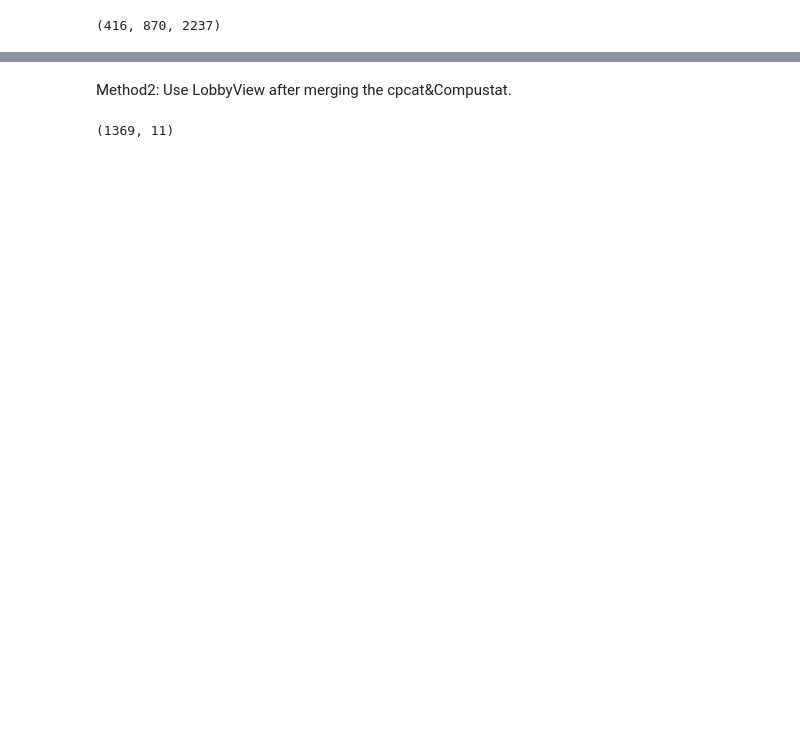
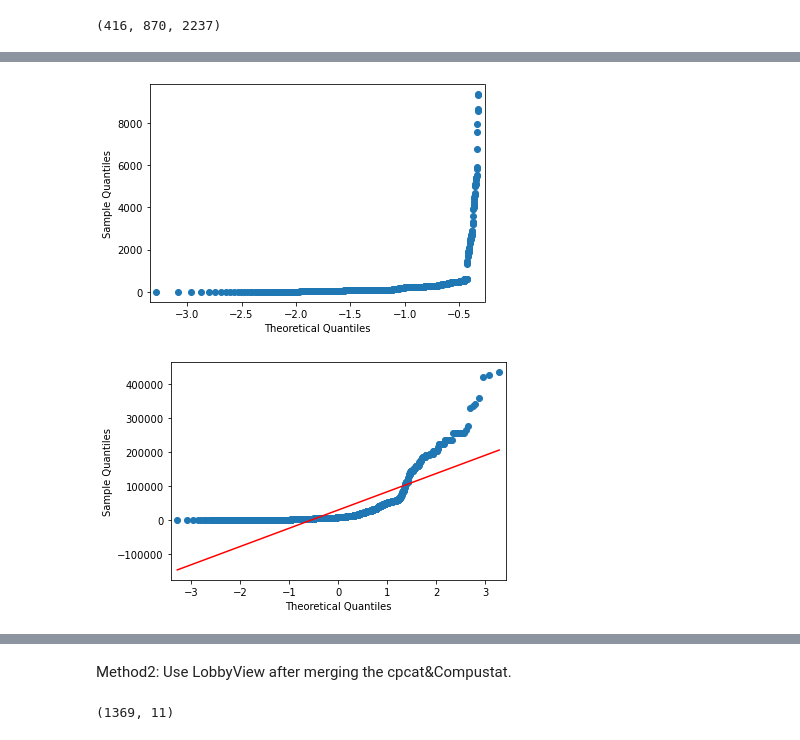
Before and after one commit to Xiaoting05/ChemNews_Project, a Jupyter notebook: Merging_TWP_NTY_For_CI.ipynb, the cells around one changed output, grey strips where cells are left out. Saved outputs shown, nothing was run; the diff lists cells and outputs as text; code cells hidden in the pictures; blank space fills up the shorter version.

```diff
--- a/Merging_TWP_NTY_For_CI.ipynb
+++ b/Merging_TWP_NTY_For_CI.ipynb
@@ -752,0 +389,8 @@ chem_rd_target.loc[chem_rd_target.treat_chem == 0].\
+# %%
+# Check the number of treat_date(0, 1, 2) for a conm.
+
+treat_time = chem_firm_match.groupby(["conm"])['treat_date'].nunique()\
+                .reset_index().rename(columns = {'treat_date': 'count_treat_date'})
+                               #Debug: need to add colunms in rename()
+chem_firm_match = chem_firm_match.merge(treat_time)
+chem_firm_match.sample(2)
@@ -752,0 +665,10 @@ chem_rd_target.loc[chem_rd_target.treat_chem == 0].\
+# %%
+from statsmodels.graphics.gofplots import qqplot
+fig = qqplot(use_xrd1.xad,line='s')
+plt.show()
+
+fig = qqplot(use_xrd1.sale,line='s')
+plt.show()
+# %% [output]
+[figure, added]
+[figure, added]
```
Also changed, not shown: parts of 128 cells of this notebook.
